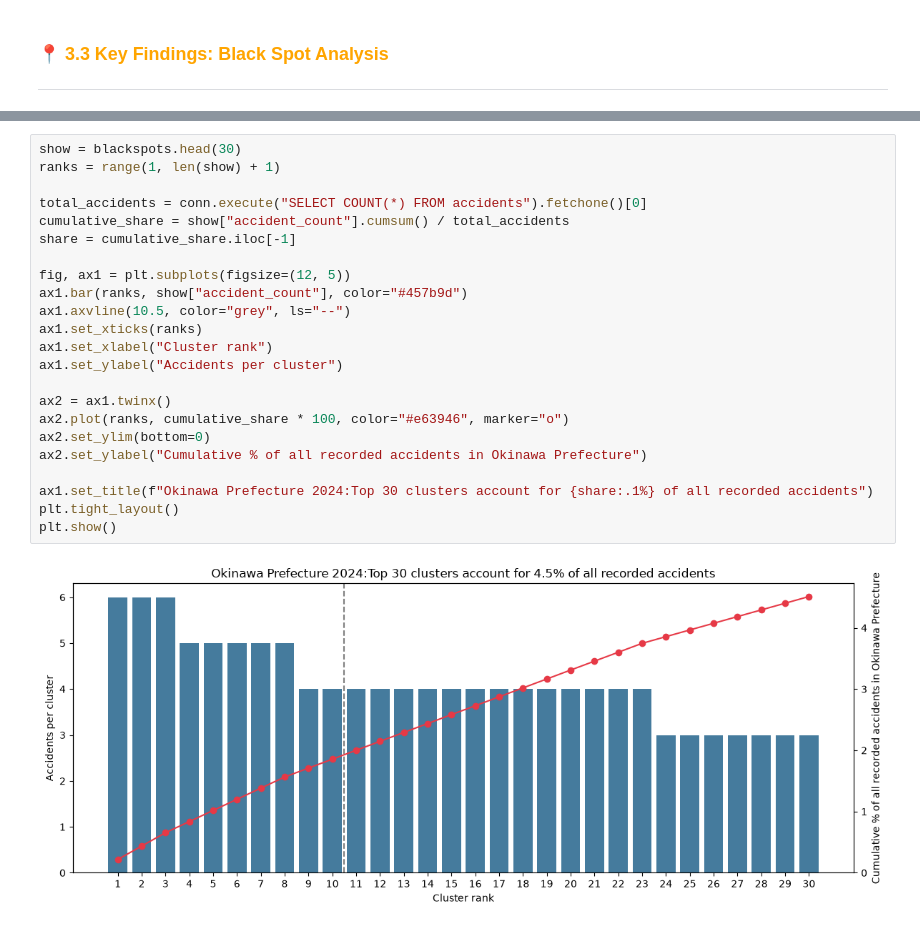
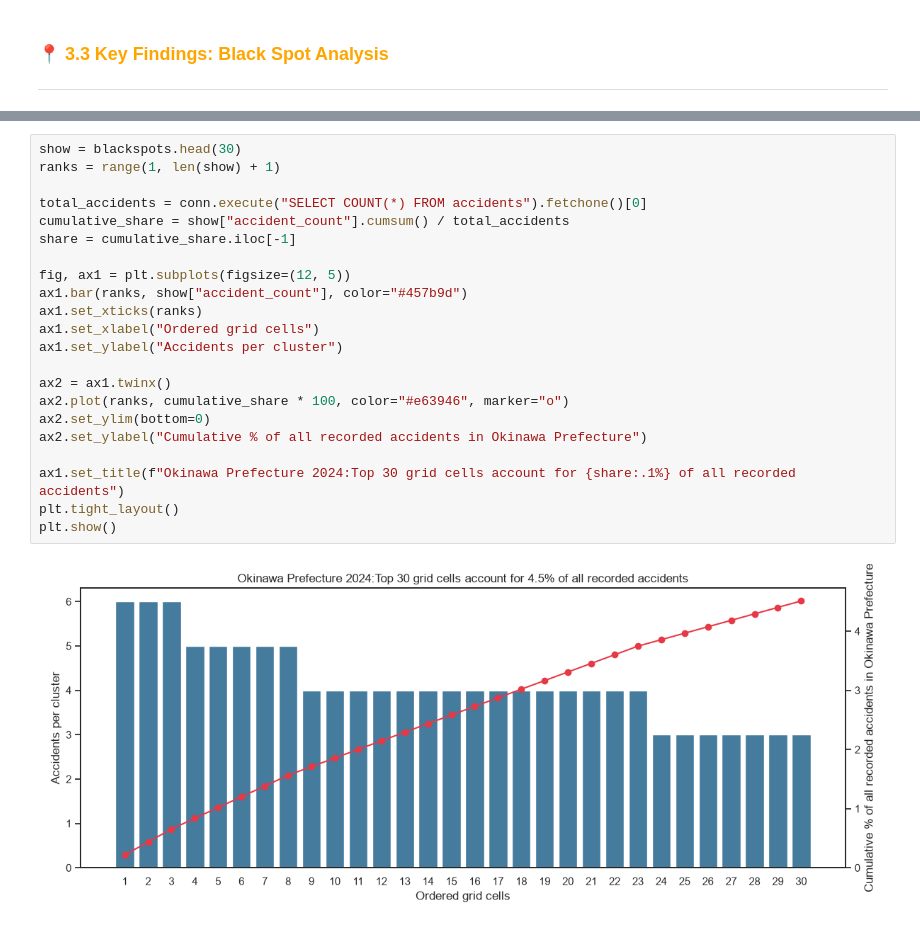
Before and after one commit to OutlierAud/Crash-Boom-Bang, a Jupyter notebook: notebooks/03_spatial_analysis.ipynb, the cells around one changed output, grey strips where cells are left out. Cells and saved outputs as stored; diff of their text form.

```diff
--- a/notebooks/03_spatial_analysis.ipynb
+++ b/notebooks/03_spatial_analysis.ipynb
@@ -512,27 +446,26 @@ m
 # %%
 show = blackspots.head(30)
 ranks = range(1, len(show) + 1)
 
 total_accidents = conn.execute("SELECT COUNT(*) FROM accidents").fetchone()[0]
 cumulative_share = show["accident_count"].cumsum() / total_accidents
 share = cumulative_share.iloc[-1]
 
 fig, ax1 = plt.subplots(figsize=(12, 5))
 ax1.bar(ranks, show["accident_count"], color="#457b9d")
-ax1.axvline(10.5, color="grey", ls="--")
 ax1.set_xticks(ranks)
-ax1.set_xlabel("Cluster rank")
+ax1.set_xlabel("Ordered grid cells")
 ax1.set_ylabel("Accidents per cluster")
 
 ax2 = ax1.twinx()
 ax2.plot(ranks, cumulative_share * 100, color="#e63946", marker="o")
 ax2.set_ylim(bottom=0)
 ax2.set_ylabel("Cumulative % of all recorded accidents in Okinawa Prefecture")
 
-ax1.set_title(f"Okinawa Prefecture 2024:Top 30 clusters account for {share:.1%} of all recorded accidents")
+ax1.set_title(f"Okinawa Prefecture 2024:Top 30 grid cells account for {share:.1%} of all recorded accidents")
 plt.tight_layout()
 plt.show()
 # %% [output]
-[figure, old version]
+[figure, new version]
 # %% [markdown]
 #### Key Findings
```
Also changed, not shown: parts of 14 cells of this notebook, 14 other files.
